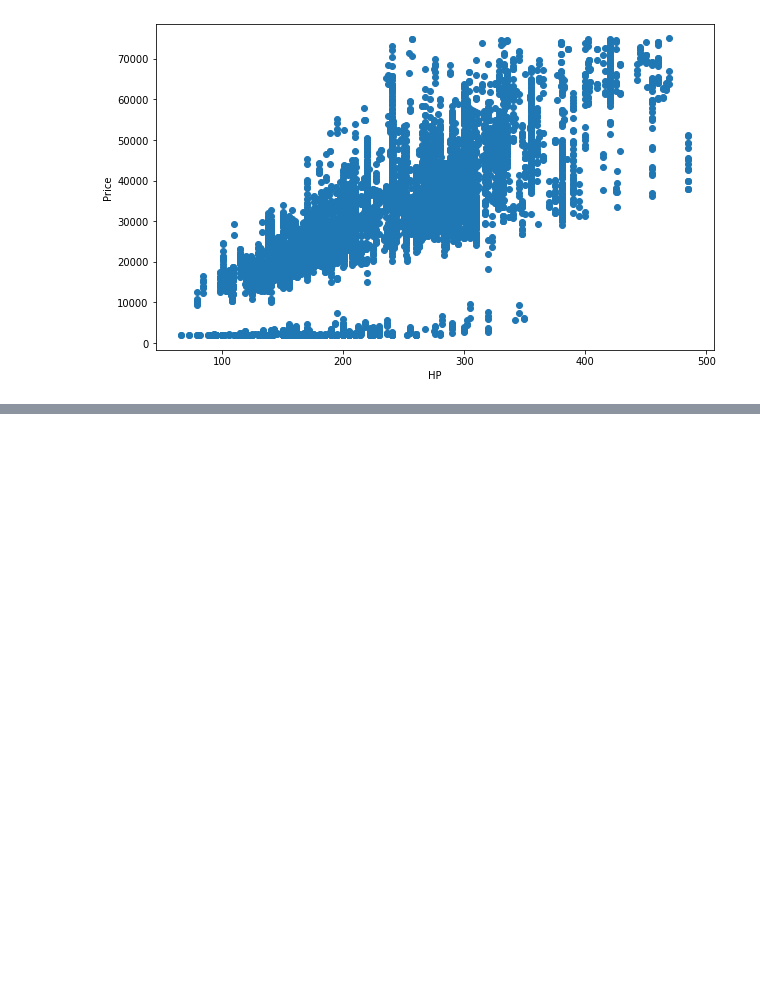
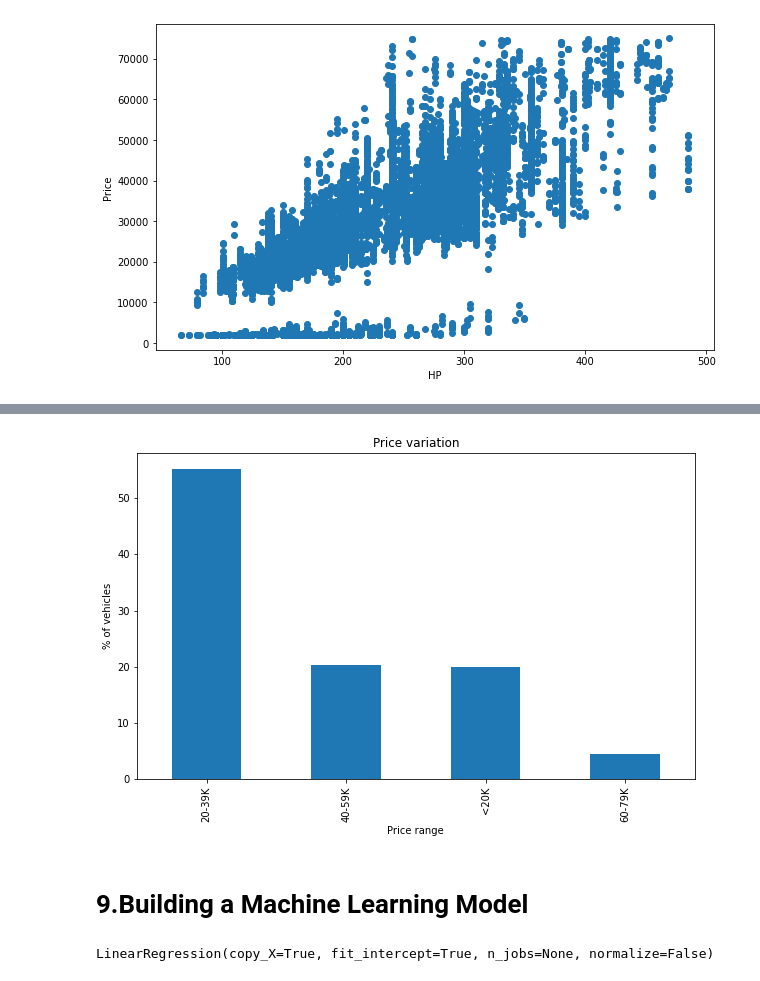
Before and after one commit to harinigaddipati/EDA_car_features, a Jupyter notebook: cardata.ipynb, the cells around one changed output, grey strips where cells are left out. Drawn from its saved outputs; the diff is of its cells as text; code cells hidden in the pictures; blank space fills up the shorter version.

```diff
--- a/cardata.ipynb
+++ b/cardata.ipynb
@@ -377,0 +386,14 @@ plt.show()
+# %%
+# Creating a new column 'Price_range' and assigning the values based on the price of the car
+df['price_range'] = pd.cut(df['Price'],[0,20000,40000,60000,80000,100000,600000],
+                                labels = ['<20K','20-39K','40-59K','60-79K','80-99K','>100K'], include_lowest = True)
+df['price_range'] = df['price_range'].astype(object)
+# %%
+(df['price_var'].value_counts() / len(df) *100).plot.bar(figsize=(10,6))
+plt.title("Price variation")
+plt.ylabel('% of vehicles')
+plt.xlabel('Price range');
+# %% [output]
+[figure, added]
+# %% [markdown]
+# **9.Building a Machine Learning Model**
@@ -377,0 +414,7 @@ plt.show()
+# %%
+# Fitting Multiple Linear Regression to the Training set
+from sklearn.linear_model import LinearRegression
+regressor = LinearRegression()
+regressor.fit(X_train, y_train)
+# %% [output]
+LinearRegression(copy_X=True, fit_intercept=True, n_jobs=None, normalize=False)
```
Also changed, not shown: parts of 32 cells of this notebook.
